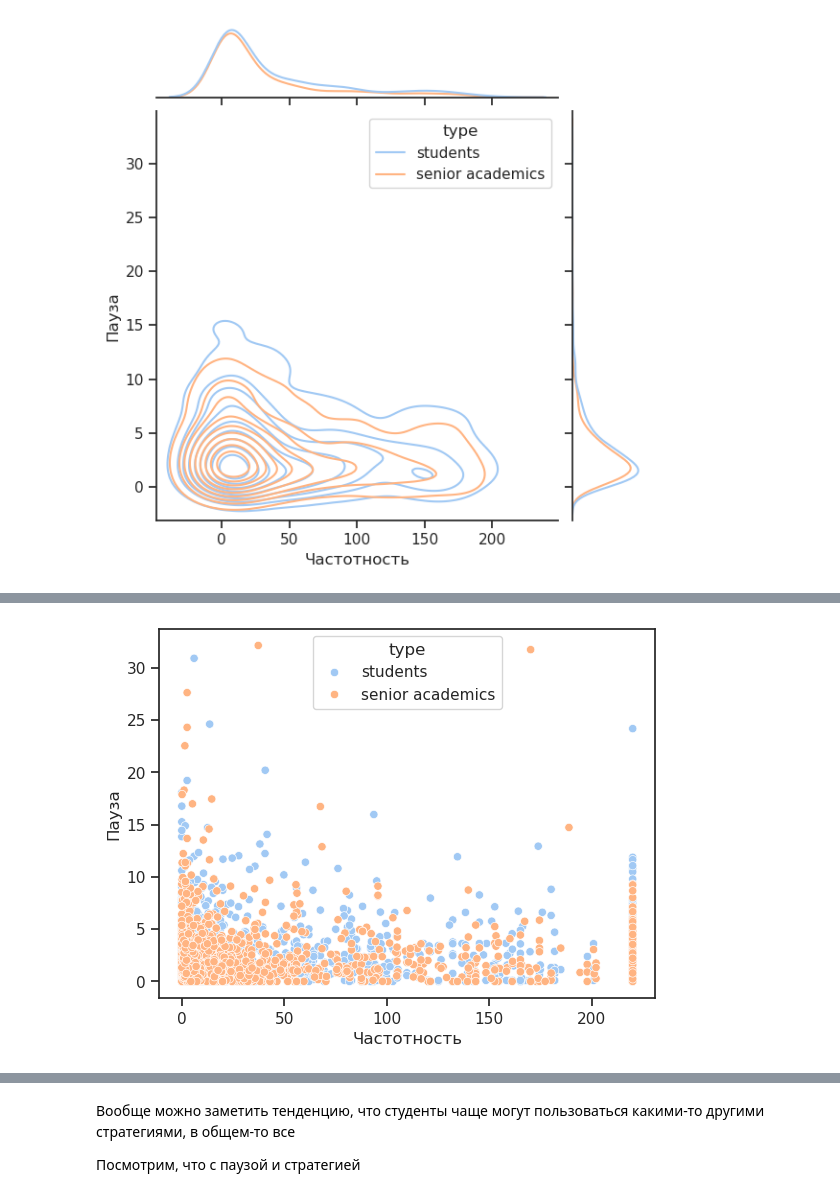
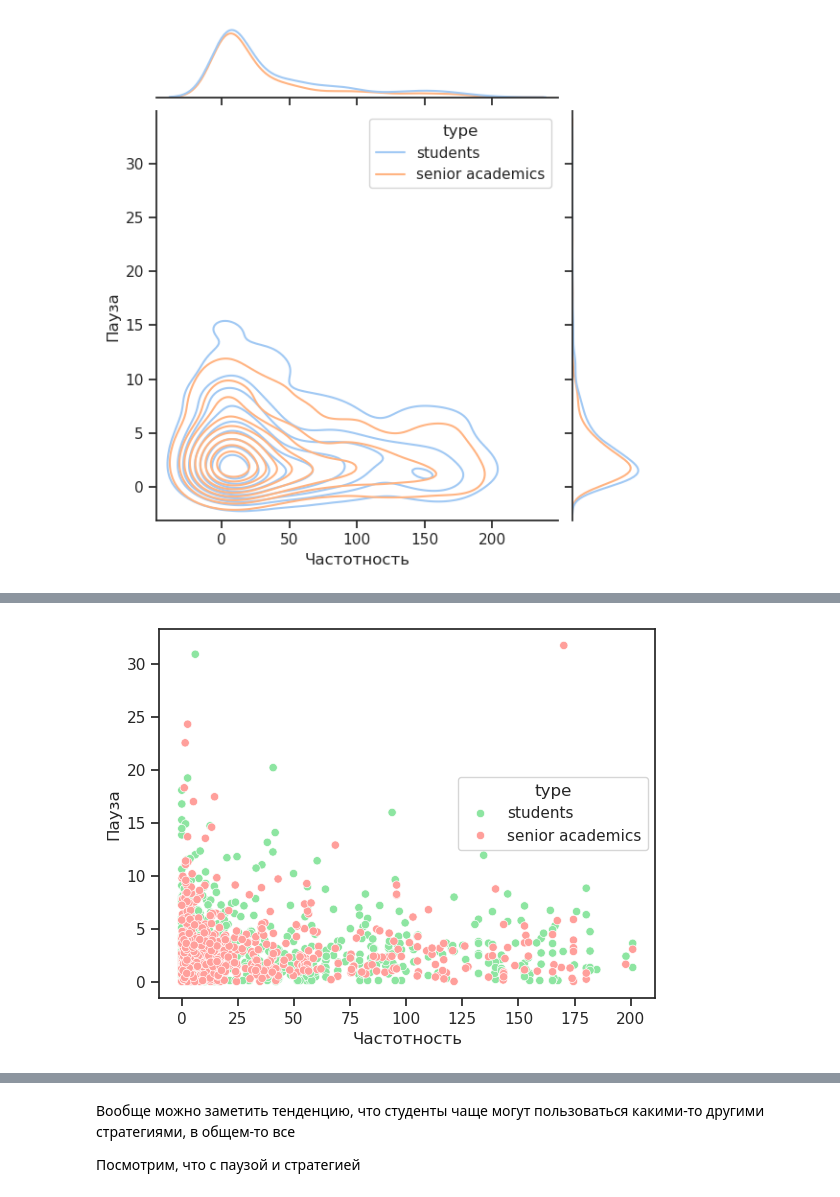
Before and after one commit to Aryunaa/Linguistics, a Jupyter notebook: pos_febr/analysis2.ipynb, the cells around one changed output, grey strips where cells are left out. Saved outputs shown, nothing was run; the diff lists cells and outputs as text; code cells hidden in the pictures.

```diff
--- a/pos_febr/analysis2.ipynb
+++ b/pos_febr/analysis2.ipynb
@@ -446,4 +455,4 @@ sns.jointplot(
 # %%
-sns.scatterplot(data = df, x='Частотность',y='Пауза', hue='type');
+sns.scatterplot(data = others, x='Частотность',y='Пауза', hue='type',  palette={'senior academics':'r', 'students':'g'});
 # %% [output]
-[figure, old version]
+[figure, new version]
```
Also changed, not shown: parts of 38 cells of this notebook.
